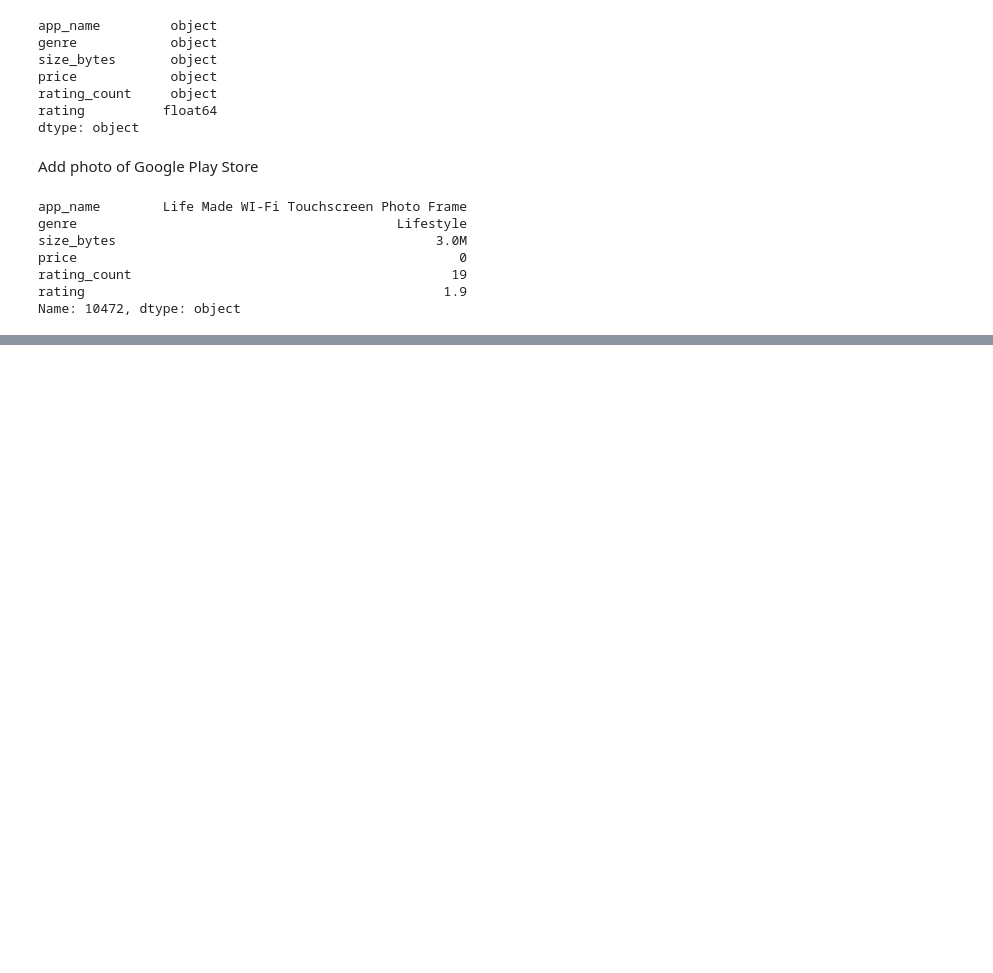
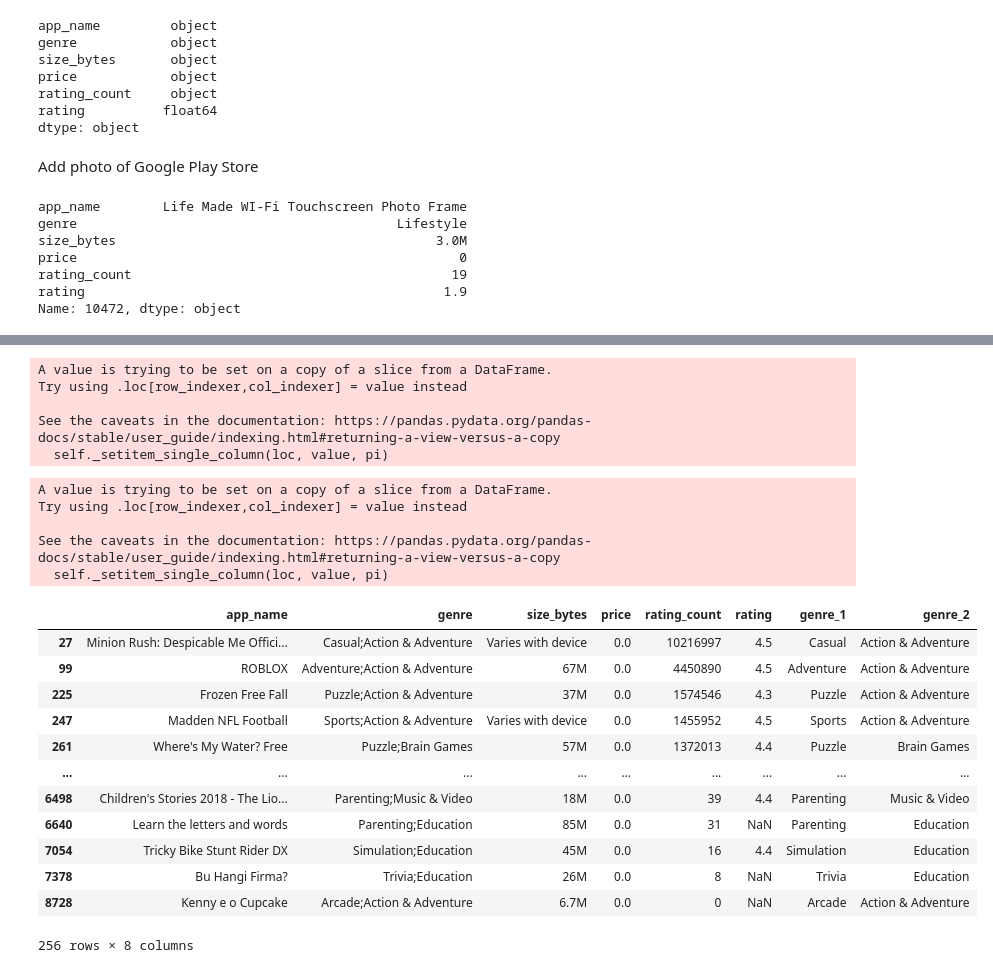
Before and after one commit to ArthurLandgraf/Data-Analyst-Portfolio, a Jupyter notebook: free-apps-analysis.ipynb, the cells around one changed output, grey strips where cells are left out. Drawn from its saved outputs; the diff is of its cells as text; code cells hidden in the pictures; blank space fills up the shorter version.

Commit message:
Progress day 2 on data cleaning

```diff
--- a/free-apps-analysis.ipynb
+++ b/free-apps-analysis.ipynb
@@ -362,0 +540,33 @@ take a decision of what to do with those 1.4k values
+# %%
+google_unique.loc[google_unique['genre_1'] == 'Educational', 'genre_1'] = 'Education'
+google_unique.loc[google_unique['genre_2'] == 'Educational', 'genre_2'] = 'Education'
+# %% [output]
+A value is trying to be set on a copy of a slice from a DataFrame.
+Try using .loc[row_indexer,col_indexer] = value instead
+
+See the caveats in the documentation: https://pandas.pydata.org/pandas-docs/stable/user_guide/indexing.html#returning-a-view-versus-a-copy
+  self._setitem_single_column(loc, value, pi)
+# %%
+google_unique.loc[google_unique['genre_1'] == google_unique['genre_2'], 'genre_2'] = np.nan
+# %% [output]
+A value is trying to be set on a copy of a slice from a DataFrame.
+Try using .loc[row_indexer,col_indexer] = value instead
+
+See the caveats in the documentation: https://pandas.pydata.org/pandas-docs/stable/user_guide/indexing.html#returning-a-view-versus-a-copy
+  self._setitem_single_column(loc, value, pi)
+# %%
+google_unique[~google_unique['genre_2'].isna()]
+# %% [output]
+|  | app_name | genre | size_bytes | price | rating_count | rating | genre_1 | genre_2 |
+| 27 | Minion Rush: Despicable Me Offici... | Casual;Action & Adventure | Varies with device | 0.0 | 10216997 | 4.5 | Casual | Action & Adventure |
+| 99 | ROBLOX | Adventure;Action & Adventure | 67M | 0.0 | 4450890 | 4.5 | Adventure | Action & Adventure |
+| 225 | Frozen Free Fall | Puzzle;Action & Adventure | 37M | 0.0 | 1574546 | 4.3 | Puzzle | Action & Adventure |
+| 247 | Madden NFL Football | Sports;Action & Adventure | Varies with device | 0.0 | 1455952 | 4.5 | Sports | Action & Adventure |
+| 261 | Where's My Water? Free | Puzzle;Brain Games | 57M | 0.0 | 1372013 | 4.4 | Puzzle | Brain Games |
+| ... | ... | ... | ... | ... | ... | ... | ... | ... |
+| 6498 | Children's Stories 2018 - The Lio... | Parenting;Music & Video | 18M | 0.0 | 39 | 4.4 | Parenting | Music & Video |
+| 6640 | Learn the letters and words | Parenting;Education | 85M | 0.0 | 31 | NaN | Parenting | Education |
+| 7054 | Tricky Bike Stunt Rider DX | Simulation;Education | 45M | 0.0 | 16 | 4.4 | Simulation | Education |
+| 7378 | Bu Hangi Firma? | Trivia;Education | 26M | 0.0 | 8 | NaN | Trivia | Education |
+| 8728 | Kenny e o Cupcake | Arcade;Action & Adventure | 6.7M | 0.0 | 0 | NaN | Arcade | Action & Adventure |
+256 rows × 8 columns
```
Also changed, not shown: parts of 38 cells of this notebook.
